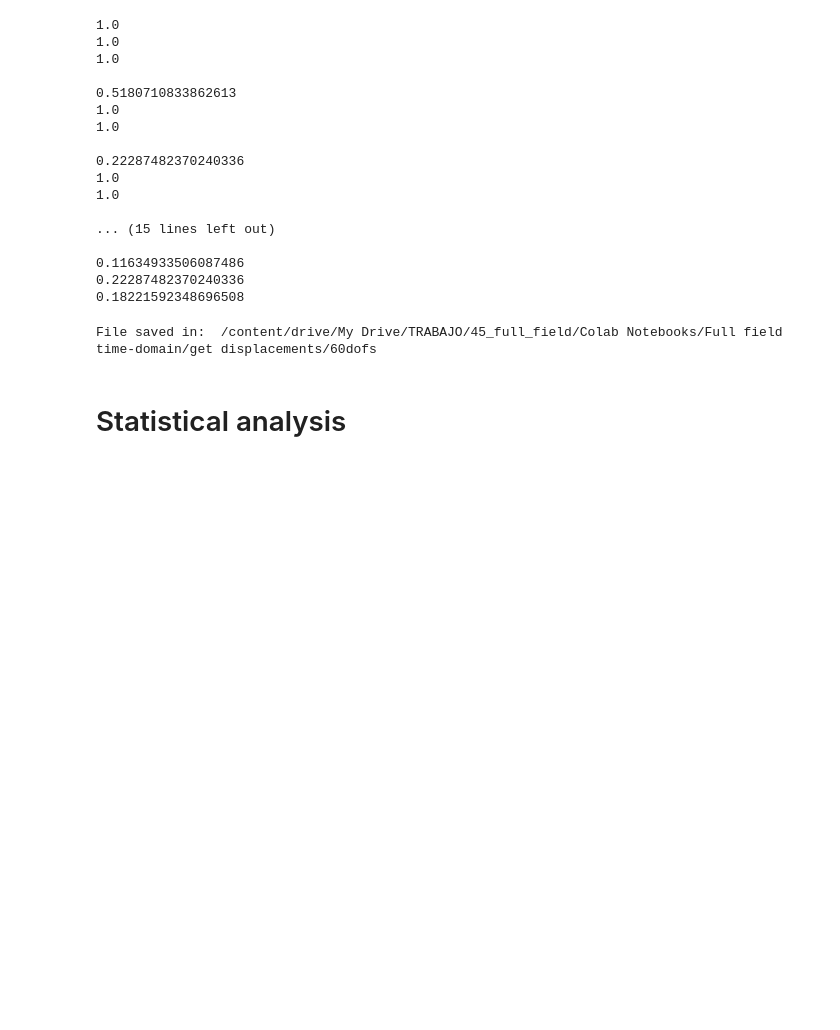
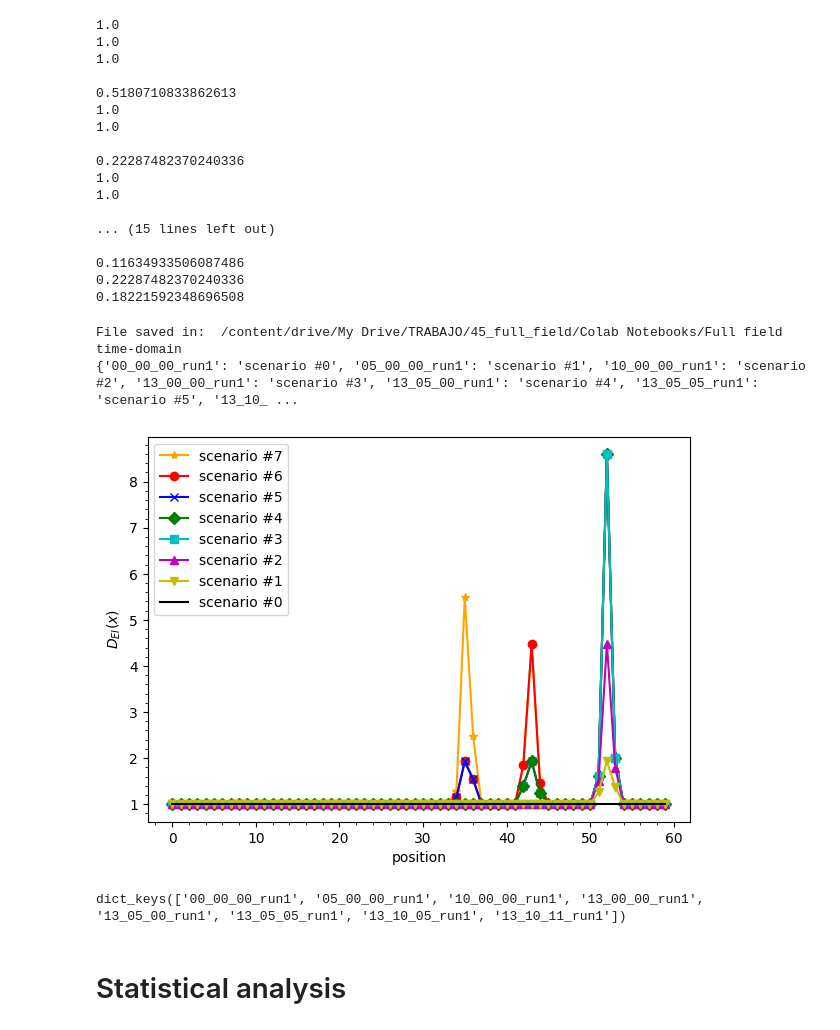
Before and after one commit to carloshernangarrido/structural-health-monitoring, a Jupyter notebook: time_domain_damage_detection_stat.ipynb, the cells around one changed output. Drawn from its saved outputs; the diff is of its cells as text; code cells hidden in the pictures; blank space fills up the shorter version.

```diff
--- a/time_domain_damage_detection_stat.ipynb
+++ b/time_domain_damage_detection_stat.ipynb
@@ -492,12 +492,37 @@ for key in cases.keys():
 # %%
 print("File saved in: ", path)
 with open(os.path.join(path, 'H_EI_actual.txt'), 'w') as f:
   for case_ in cases.keys():
     print("\nDamage scenario: ", case_[:-5], file=f)
     for point in range(60):
       print(cases[case_]['H_EI']['H_EI_actual'][point], file=f)
+
+fig, ax = plt.subplots(1, 1, figsize=(7, 5))
+labels = {list(cases.keys())[i]: f'scenario #{i}' for i in range(0,8,1)}
+print(labels)
+colors = ['r', 'b', 'g', 'c', 'm', 'y', 'orange']
+markers = ['o', 'x', 'D', 's', '^', 'v', '*']
+for i, case_ in enumerate(list(cases.keys())[::-1]):
+  if case_ == '00_00_00_run1':
+    color, marker = 'black', None
+  else:
+    color, marker = colors[i-1], markers[i-1]
+  ax.plot(1/cases[case_]['H_EI']['H_EI_actual'], label=labels[case_],
+          color=color, marker=marker)
+ax.legend()
+ax.minorticks_on()
+ax.set_ylabel(r'$D_{EI}(x)$')
+ax.set_xlabel('position')
+plt.savefig('DEI.pdf')
 # %% [output]
-File saved in:  /content/drive/My Drive/TRABAJO/45_full_field/Colab Notebooks/Full field time-domain/get displacements/60dofs
+File saved in:  /content/drive/My Drive/TRABAJO/45_full_field/Colab Notebooks/Full field time-domain
+{'00_00_00_run1': 'scenario #0', '05_00_00_run1': 'scenario #1', '10_00_00_run1': 'scenario #2', '13_00_00_run1': 'scenario #3', '13_05_00_run1': 'scenario #4', '13_05_05_run1': 'scenario #5', '13_10_ ...
+[figure, added]
+# %%
+
+cases.keys()
+# %% [output]
+dict_keys(['00_00_00_run1', '05_00_00_run1', '10_00_00_run1', '13_00_00_run1', '13_05_00_run1', '13_05_05_run1', '13_10_05_run1', '13_10_11_run1'])
 # %% [markdown]
 # Statistical analysis
 # %% [markdown]
```
Also changed, not shown: parts of 9 cells of this notebook.
